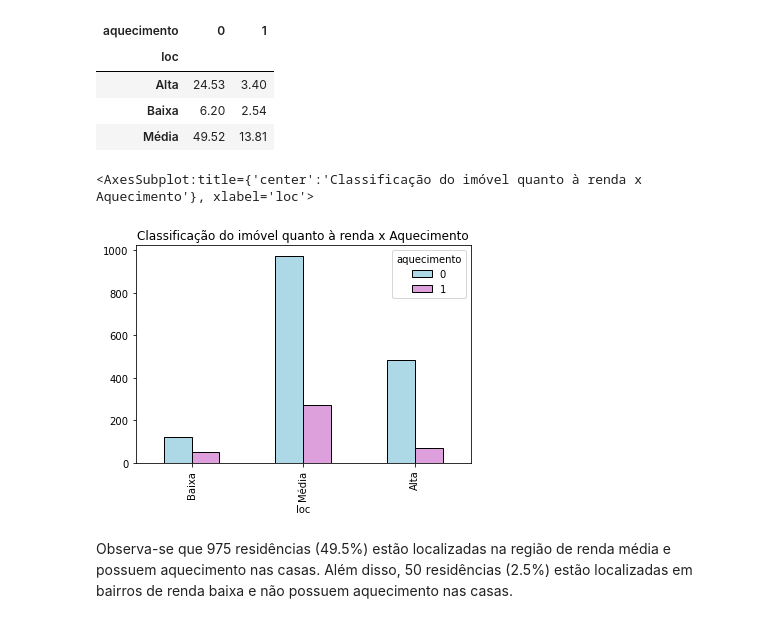
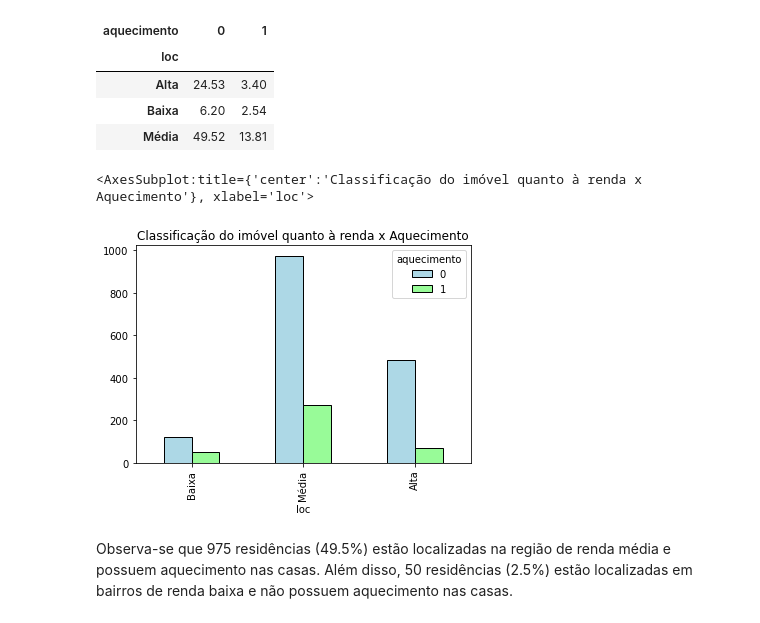
Before and after one commit to larissamacedors/EDA_rent, a Jupyter notebook: Analise_Exploratoria_de_Dados_Aluguel.ipynb, the cells around one changed output. Saved outputs shown, nothing was run; the diff lists cells and outputs as text; code cells hidden in the pictures.

```diff
--- a/Analise_Exploratoria_de_Dados_Aluguel.ipynb
+++ b/Analise_Exploratoria_de_Dados_Aluguel.ipynb
@@ -266,11 +271,11 @@ round((loc_aq_rel*100),2)
 # %%
 # Plotando o gráfico de barras
 
-colors=['lightblue','plum']
+colors=['lightblue','palegreen']
 (loc_aq_ab).loc[['Baixa','Média','Alta']].plot(kind='bar', color=colors, edgecolor='black', title='Classificação do imóvel quanto à renda x Aquecimento')
 # %% [output]
 <AxesSubplot:title={'center':'Classificação do imóvel quanto à renda x Aquecimento'}, xlabel='loc'>
-[figure, old version]
+[figure, new version]
 # %% [markdown]
 Observa-se que 975 residências (49.5%) estão localizadas na região de renda média e possuem aquecimento nas casas. Além disso, 50 residências (2.5%) estão localizadas em bairros de renda baixa e não possuem aquecimento nas casas.
 # %% [markdown]
```
Also changed, not shown: parts of 13 cells of this notebook.
